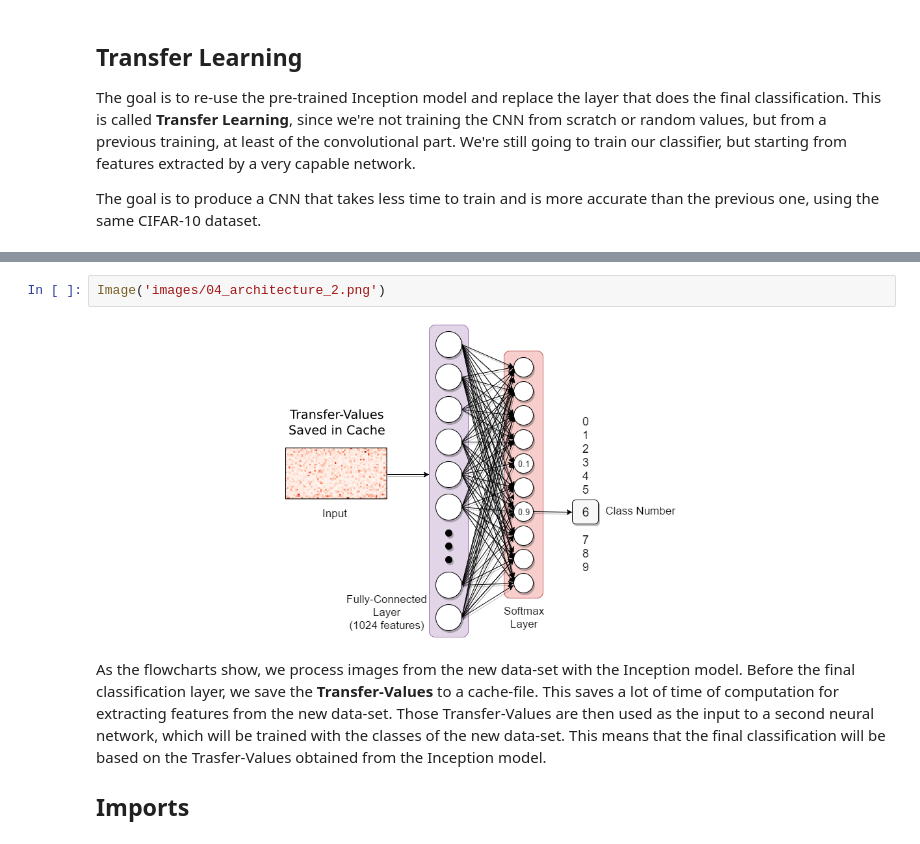
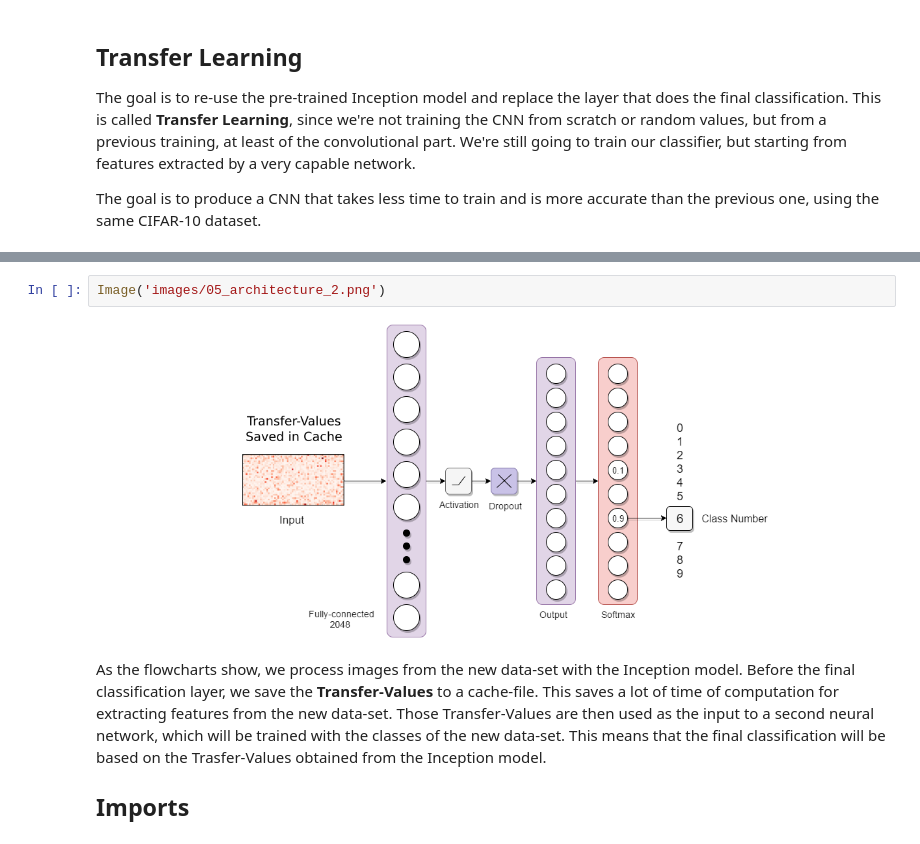
Before and after one commit to Kidel/Deep-Learning-CNN-for-Image-Recognition, a Jupyter notebook: Keras/05_InceptionModel-TransferLearning-Keras.ipynb, the cells around one changed output, grey strips where cells are left out. Drawn from its saved outputs; the diff is of its cells as text.

Commit message:
small change in architecture

```diff
--- a/Keras/05_InceptionModel-TransferLearning-Keras.ipynb
+++ b/Keras/05_InceptionModel-TransferLearning-Keras.ipynb
@@ -87,9 +87,9 @@ Image('images/04_architecture_1.png')
 # %% [output]
 [figure]
 # %%
-Image('images/04_architecture_2.png')
+Image('images/05_architecture_2.png')
 # %% [output]
-[figure, old version]
+[figure, new version]
 # %% [markdown]
 As the flowcharts show, we process images from the new data-set with the Inception model. Before the final classification layer, we save the **Transfer-Values** to a cache-file. This saves a lot of time of computation for extracting features from the new data-set.
 Those Transfer-Values are then used as the input to a second neural network, which will be trained with the classes of the new data-set.
```
Also changed, not shown: parts of 13 cells of this notebook, 2 other files.
